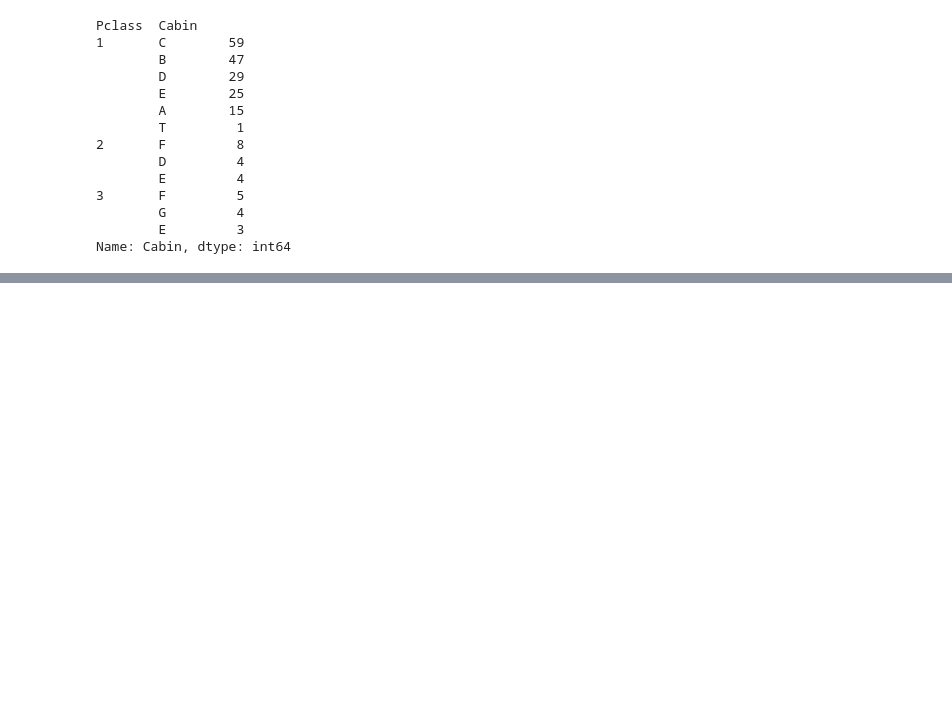
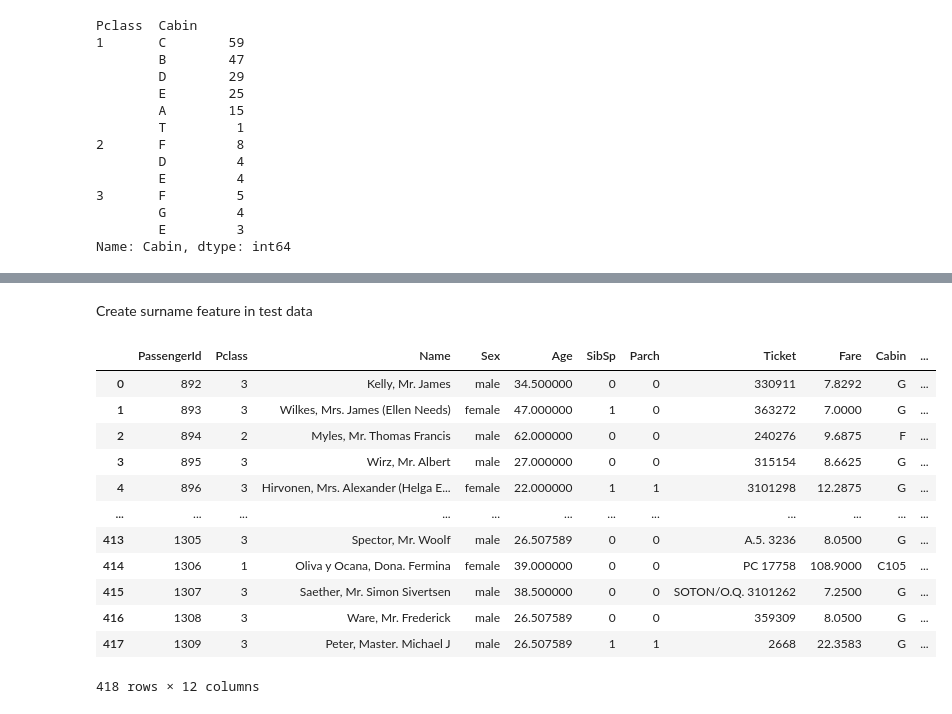
Before and after one commit to superdev0410/Titanic-Machine_Learning_From_Disaster, a Jupyter notebook: titanic.ipynb, the cells around one changed output, grey strips where cells are left out. Cells and saved outputs as stored; diff of their text form; code cells hidden in the pictures; blank space fills up the shorter version.

Commit message:
Create surname feature from name

```diff
--- a/titanic.ipynb
+++ b/titanic.ipynb
@@ -186,5 +188,11 @@ Name: Cabin, dtype: int64
 # %%
 cabin_value = {1: 'C', 2: 'F', 3: 'G'}
+
+# fill cabin in train data
 df_train["Cabin"] = df_train.apply(lambda x: x["Cabin"] if pd.notna(x["Cabin"]) else cabin_value[x["Pclass"]], axis=1)
-df_train
+print(df_train["Cabin"].isna().sum())
+
+# fill cabin in test data
+df_test["Cabin"] = df_test.apply(lambda x: x["Cabin"] if pd.notna(x["Cabin"]) else cabin_value[x["Pclass"]], axis=1)
+print(df_test["Cabin"].isna().sum())
 # %% [output]
@@ -203,0 +241,20 @@ df_train
+# %% [markdown]
+Create surname feature in test data
+# %%
+df_test["SurName"] = df_test["Name"].apply(lambda x: x.split(",")[1].strip().split(".")[0])
+df_test["SurName"] = df_test["SurName"].apply(lambda x: x if x in ["Mr", "Mrs", "Master", "Miss"] else "other")
+df_test
+# %% [output]
+|  | PassengerId | Pclass | Name | Sex | Age | SibSp | Parch | Ticket | Fare | Cabin | ... |
+| 0 | 892 | 3 | Kelly, Mr. James | male | 34.500000 | 0 | 0 | 330911 | 7.8292 | G | ... |
+| 1 | 893 | 3 | Wilkes, Mrs. James (Ellen Needs) | female | 47.000000 | 1 | 0 | 363272 | 7.0000 | G | ... |
+| 2 | 894 | 2 | Myles, Mr. Thomas Francis | male | 62.000000 | 0 | 0 | 240276 | 9.6875 | F | ... |
+| 3 | 895 | 3 | Wirz, Mr. Albert | male | 27.000000 | 0 | 0 | 315154 | 8.6625 | G | ... |
+| 4 | 896 | 3 | Hirvonen, Mrs. Alexander (Helga E... | female | 22.000000 | 1 | 1 | 3101298 | 12.2875 | G | ... |
+| ... | ... | ... | ... | ... | ... | ... | ... | ... | ... | ... | ... |
+| 413 | 1305 | 3 | Spector, Mr. Woolf | male | 26.507589 | 0 | 0 | A.5. 3236 | 8.0500 | G | ... |
+| 414 | 1306 | 1 | Oliva y Ocana, Dona. Fermina | female | 39.000000 | 0 | 0 | PC 17758 | 108.9000 | C105 | ... |
+| 415 | 1307 | 3 | Saether, Mr. Simon Sivertsen | male | 38.500000 | 0 | 0 | SOTON/O.Q. 3101262 | 7.2500 | G | ... |
+| 416 | 1308 | 3 | Ware, Mr. Frederick | male | 26.507589 | 0 | 0 | 359309 | 8.0500 | G | ... |
+| 417 | 1309 | 3 | Peter, Master. Michael J | male | 26.507589 | 1 | 1 | 2668 | 22.3583 | G | ... |
+418 rows × 12 columns
```
Also changed, not shown: parts of 7 cells of this notebook.
